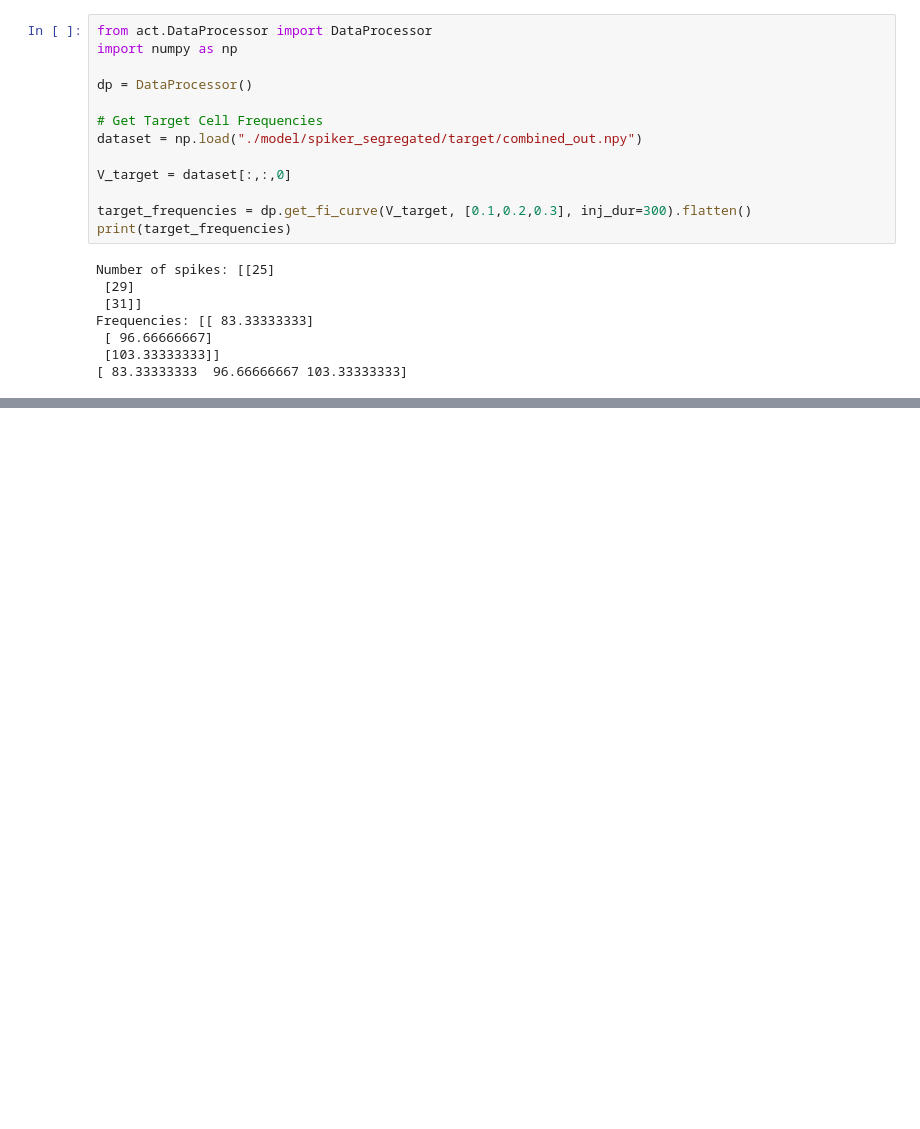
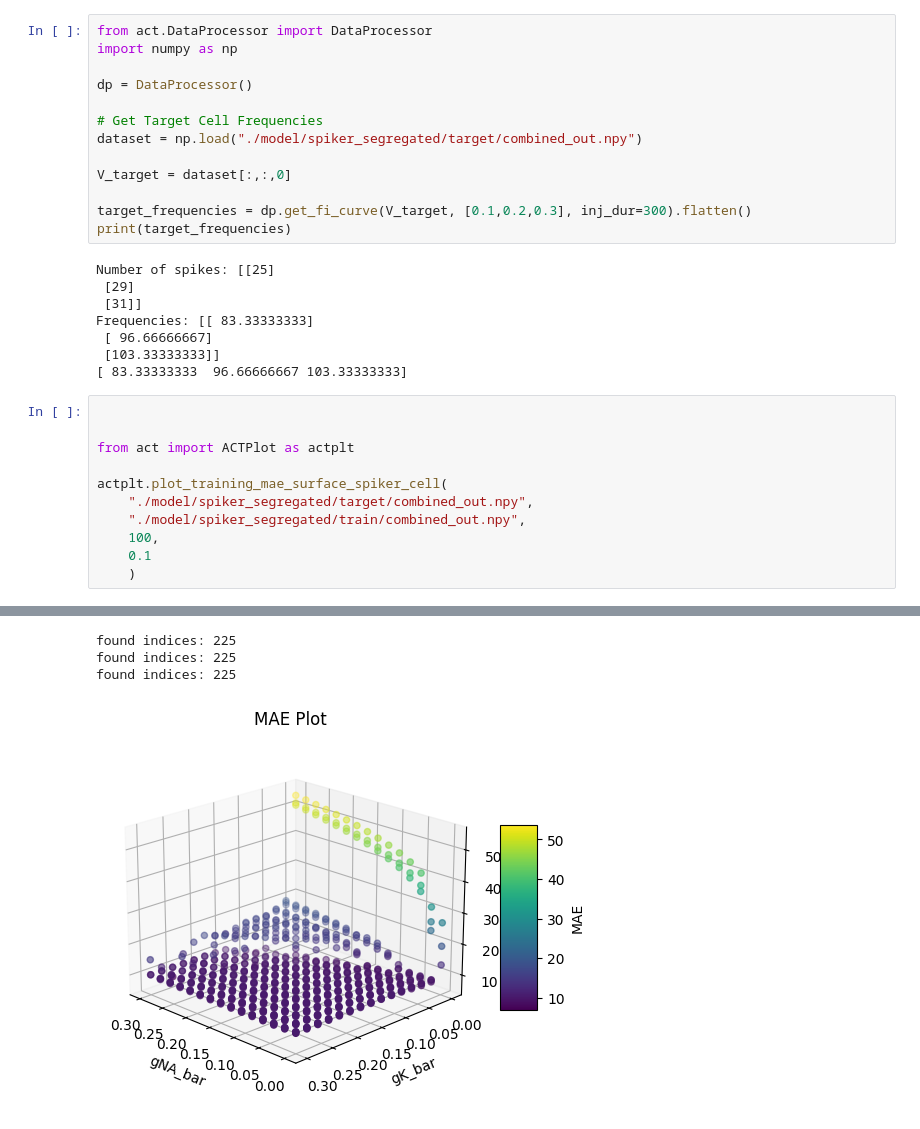
Before and after one commit to V-Marco/ACT, a Jupyter notebook: spiker_seg.ipynb, the cells around one changed output, grey strips where cells are left out. Drawn from its saved outputs; the diff is of its cells as text; blank space fills up the shorter version.

Commit message:
mae surface plot of spiker train cell vs target cell data.

```diff
--- a/spiker_seg.ipynb
+++ b/spiker_seg.ipynb
@@ -275,3 +273,15 @@ Frequencies: [[ 83.33333333]
  [ 96.66666667]
  [103.33333333]]
 [ 83.33333333  96.66666667 103.33333333]
+# %%
+
+
+from act import ACTPlot as actplt
+
+actplt.plot_training_mae_surface_spiker_cell(
+    "./model/spiker_segregated/target/combined_out.npy",
+    "./model/spiker_segregated/train/combined_out.npy",
+    100,
+    0.1
+    )
+# %% [output]
@@ -277,0 +290,4 @@ Frequencies: [[ 83.33333333]
+found indices: 225
+found indices: 225
+found indices: 225
+[figure, added]
```
Also changed, not shown: parts of 2 cells of this notebook, 2 other files.
